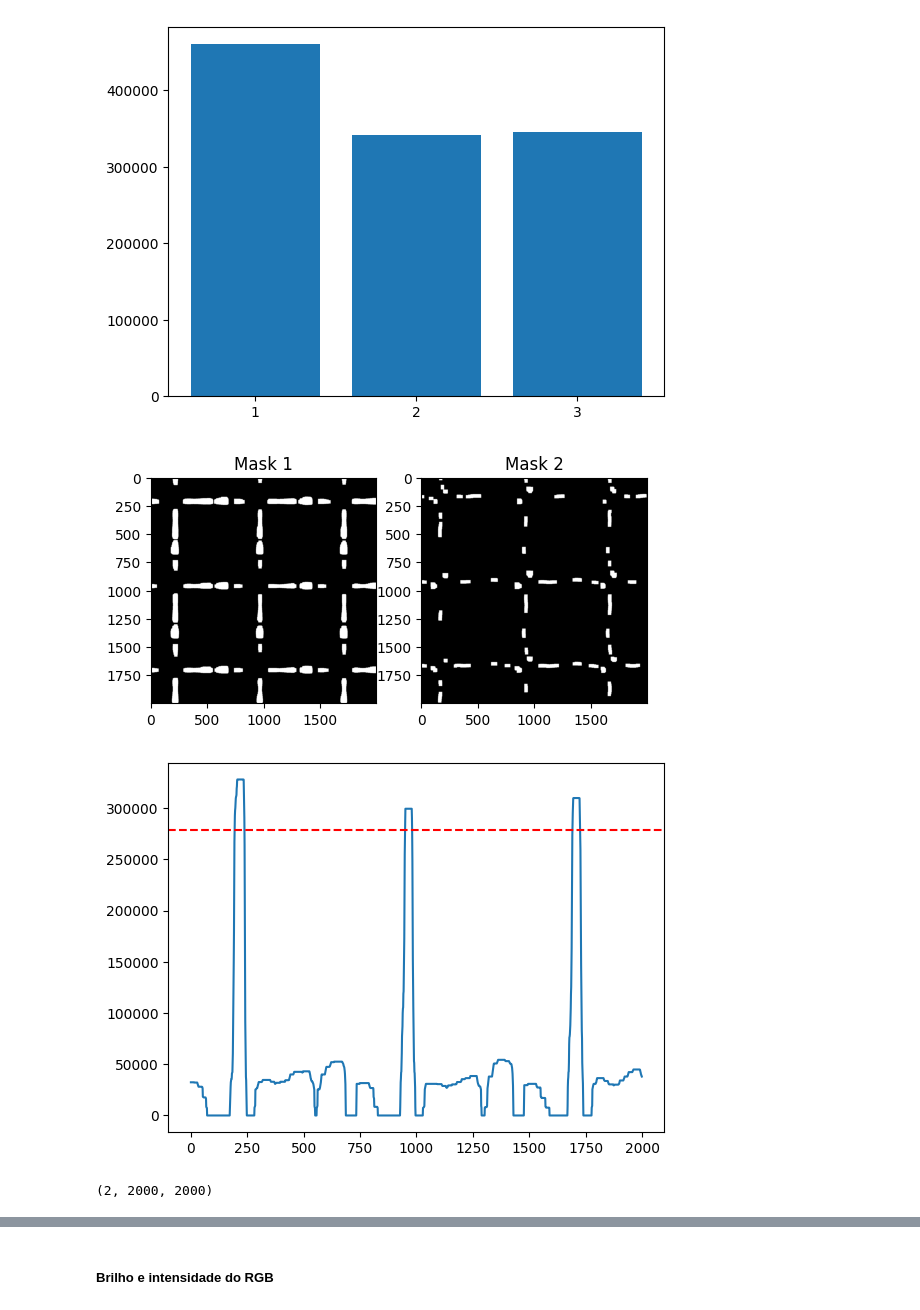
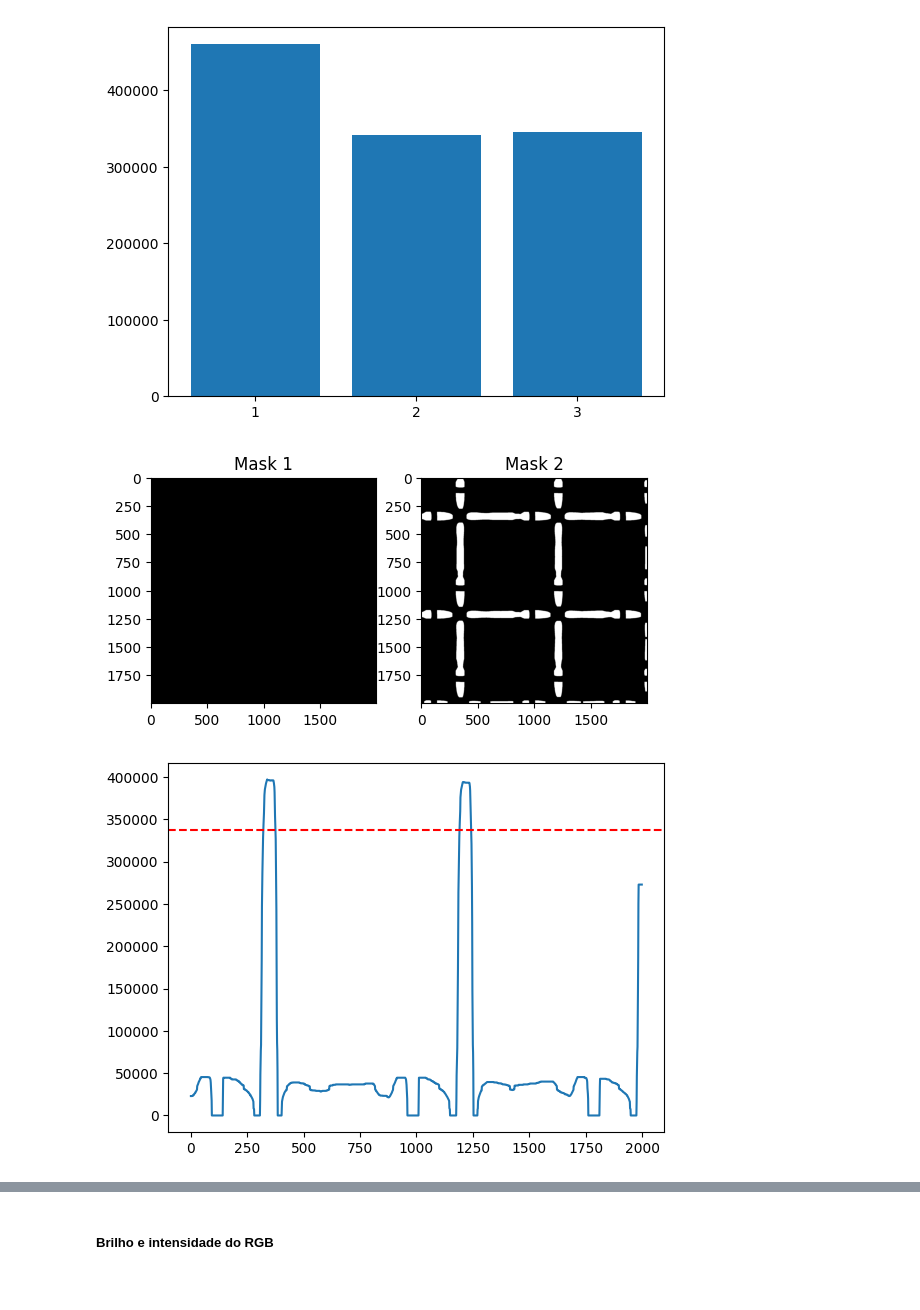
Before and after one commit to Ni-cole17/PTB-Diagnostic-Visualization, a Jupyter notebook: segment.ipynb, the cells around one changed output, grey strips where cells are left out. Drawn from its saved outputs; the diff is of its cells as text; code cells hidden in the pictures.

```diff
--- a/segment.ipynb
+++ b/segment.ipynb
@@ -420,8 +448,8 @@ def cluster_image_kmeans(image, n_clusters=4):
     return labels_reshaped
 # %%
 ## New object
-patient = 'patient043'
-record = 's0141lre'
+patient = 'patient105'
+record = 's0303lre'
 pat0 = ECG_distance_matrix(patient, record)
 pat0_sign, _ = pat0.get_signal()
 matrix_dist_0 = pat0.get_distance_matrix(pat0_sign,4544,6544)
@@ -585,25 +613,21 @@ ax1.title.set_text('Mask 1')
 ax2.title.set_text('Mask 2')
 plt.show()
 # %% [output]
-[figure, old version]
+[figure, new version]
 # %%
 ## Sums of masks_bests_proc[0]
 sums = []
 ## Turn to one channel
 masks_bests_proc = np.array(masks_bests_proc)
 masks_bests_proc_gray = np.array([cv2.cvtColor(float_to_unint(m), cv2.COLOR_RGB2GRAY) for m in masks_bests_proc])
-for i in range(masks_bests_proc_gray[0].shape[0]):
-    sums.append(sum(masks_bests_proc_gray[0][i]))
+for i in range(masks_bests_proc_gray[1].shape[0]):
+    sums.append(sum(masks_bests_proc_gray[1][i]))
 plt.plot(sums)
 ## Plot a line on 75% of max value
 plt.axhline(y=max(sums)*0.85, color='r', linestyle='--')
 plt.show()
 # %% [output]
-[figure, old version]
+[figure, new version]
-# %%
-masks_bests_proc_gray.shape
-# %% [output]
-(2, 2000, 2000)
 # %%
 ## Identifying peaks from the sum of the matrix columns
 peaks = []
```
Also changed, not shown: parts of 12 cells of this notebook, 1 other file.
